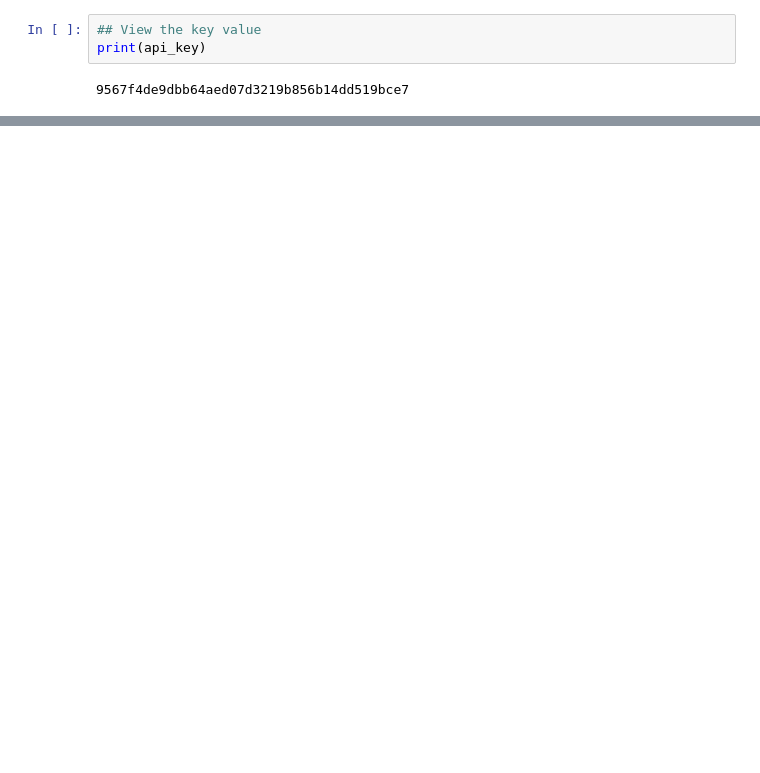
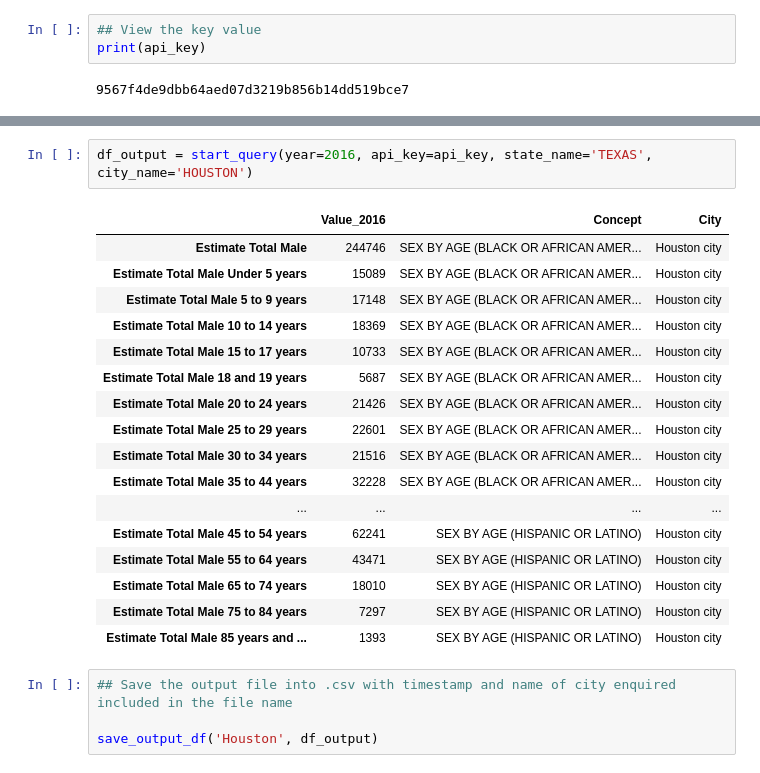
Before and after one commit to kwaiman/API_ACS_data_request, a Jupyter notebook: acs_data_pull.ipynb, the cells around one changed output, grey strips where cells are left out. Cells and saved outputs as stored; diff of their text form; blank space fills up the shorter version.

```diff
--- a/acs_data_pull.ipynb
+++ b/acs_data_pull.ipynb
@@ -228,0 +80,24 @@ df_chicago.to_csv(f"df_chicago_{time_stamp}.csv")
+# %%
+df_output = start_query(year=2016, api_key=api_key, state_name='TEXAS', city_name='HOUSTON')
+# %% [output]
+|  | Value_2016 | Concept | City |
+| Estimate Total Male | 244746 | SEX BY AGE (BLACK OR AFRICAN AMER... | Houston city |
+| Estimate Total Male Under 5 years | 15089 | SEX BY AGE (BLACK OR AFRICAN AMER... | Houston city |
+| Estimate Total Male 5 to 9 years | 17148 | SEX BY AGE (BLACK OR AFRICAN AMER... | Houston city |
+| Estimate Total Male 10 to 14 years | 18369 | SEX BY AGE (BLACK OR AFRICAN AMER... | Houston city |
+| Estimate Total Male 15 to 17 years | 10733 | SEX BY AGE (BLACK OR AFRICAN AMER... | Houston city |
+| Estimate Total Male 18 and 19 years | 5687 | SEX BY AGE (BLACK OR AFRICAN AMER... | Houston city |
+| Estimate Total Male 20 to 24 years | 21426 | SEX BY AGE (BLACK OR AFRICAN AMER... | Houston city |
+| Estimate Total Male 25 to 29 years | 22601 | SEX BY AGE (BLACK OR AFRICAN AMER... | Houston city |
+| Estimate Total Male 30 to 34 years | 21516 | SEX BY AGE (BLACK OR AFRICAN AMER... | Houston city |
+| Estimate Total Male 35 to 44 years | 32228 | SEX BY AGE (BLACK OR AFRICAN AMER... | Houston city |
+| ... | ... | ... | ... |
+| Estimate Total Male 45 to 54 years | 62241 | SEX BY AGE (HISPANIC OR LATINO) | Houston city |
+| Estimate Total Male 55 to 64 years | 43471 | SEX BY AGE (HISPANIC OR LATINO) | Houston city |
+| Estimate Total Male 65 to 74 years | 18010 | SEX BY AGE (HISPANIC OR LATINO) | Houston city |
+| Estimate Total Male 75 to 84 years | 7297 | SEX BY AGE (HISPANIC OR LATINO) | Houston city |
+| Estimate Total Male 85 years and ... | 1393 | SEX BY AGE (HISPANIC OR LATINO) | Houston city |
+# %%
+## Save the output file into .csv with timestamp and name of city enquired included in the file name
+
+save_output_df('Houston', df_output)
```
Also changed, not shown: parts of 33 cells of this notebook, 2 other files.
